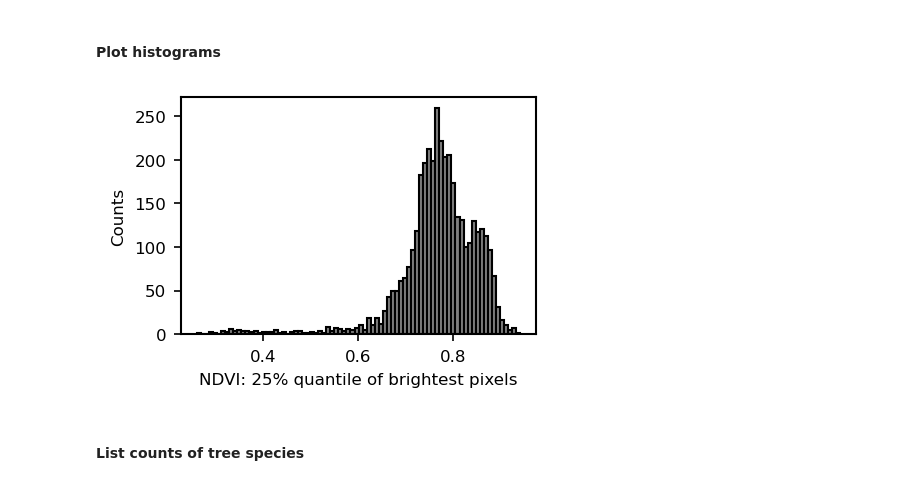
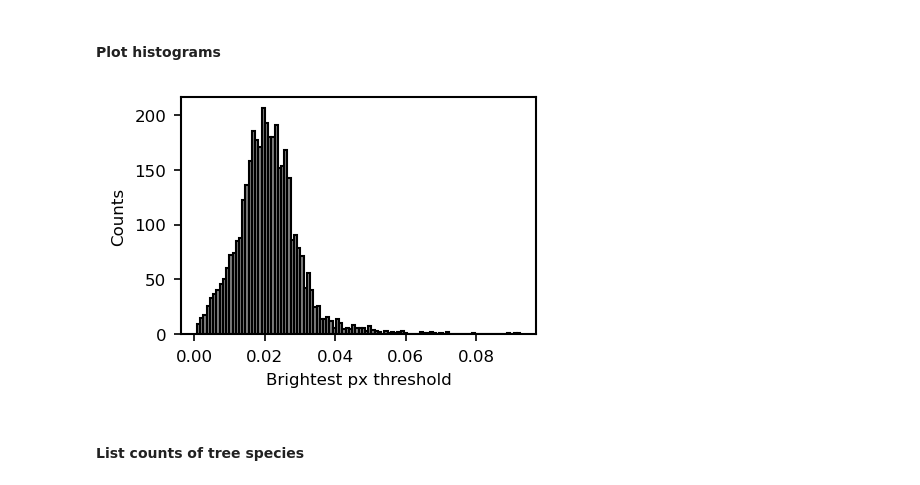
Before and after one commit to FlorianStehr/findatree, a Jupyter notebook: scripts/compare/features_terrestrial_vs_photometric.ipynb, the cells around one changed output. Cells and saved outputs as stored; diff of their text form; code cells hidden in the pictures.

```diff
--- a/scripts/compare/features_terrestrial_vs_photometric.ipynb
+++ b/scripts/compare/features_terrestrial_vs_photometric.ipynb
@@ -65,27 +65,38 @@ memory usage: 3.2+ MB
 # %%
 ############### Define a query string to filter all features
 query_str = 'ba >= 0'
 # query_str = 'ba in [134]' # Select 'Gemeine Kiefer'
 # query_str = 'ba in [118]' # Select 'Gemeine Fichte'
 # query_str = 'ba in [100]' # Select Weißtanne'
 
 ############### Which feature to plot
-name = ('perc25_brightest_ndvi', r'NDVI: 25% quantile of brightest pixels')
-bins = 80
+# name = ('perc25_brightest_ndvi', r'NDVI: 25% quantile of brightest pixels')
+# name = ('eccentricity', r'Excentricity')
+# name = ('equivalent_diameter_area', r'Equivalent diameter (circle) [m]')
+# name = ('n_px_brightest', r'Number of brightest pixels')
+# name = ('kkl', r'Baumklasse')
+name = ('min_brightest_light', r'Brightest px threshold')
+
+bins = 100
 
 ############### Plot histogram
 f = plt.figure()
 ax = f.add_subplot(111)
 _ = ax.hist(
     df.query(query_str)[name[0]],
     bins=bins,
     fc='grey',
     ec='black',
     )
 _ = ax.set_ylabel('Counts')
 _ = ax.set_xlabel(name[1])
+# ax.set_xscale('log')
+# ax.set_xticks(range(0,18))
+# ax.set_xticklabels(range(0,18), fontsize=6)
+
+# df.query('equivalent_diameter_area < 1')[['tnr', 'id', 'perc25_brightest_light', 'perc25_ndvi', 'max_light', 'perc75_light', 'max_chm','n_px', 'n_px_brightest', 'equivalent_diameter_area']]
 # %% [output]
-[figure, old version]
+[figure, new version]
 # %% [markdown]
 #### List counts of tree species
 # %%
```
Also changed, not shown: parts of 5 cells of this notebook, 4 other files.
